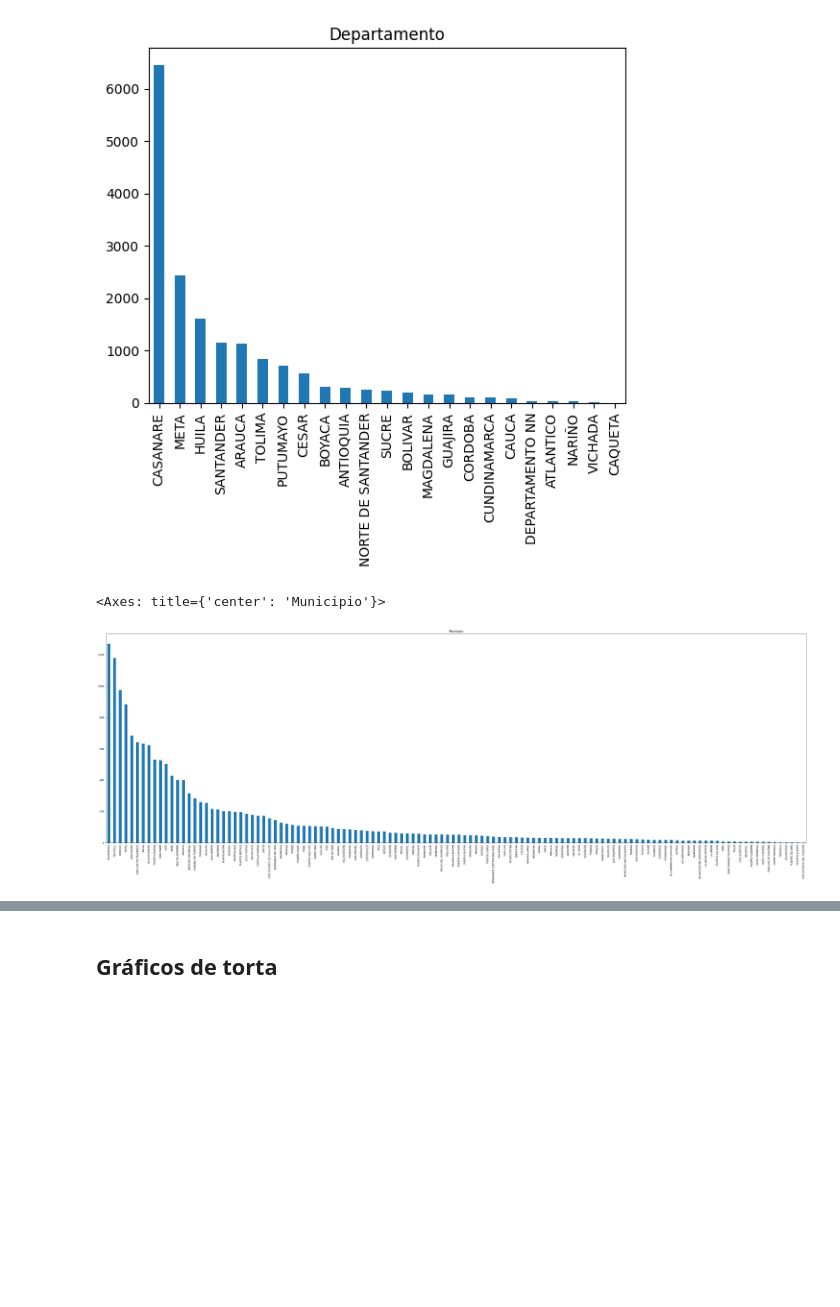
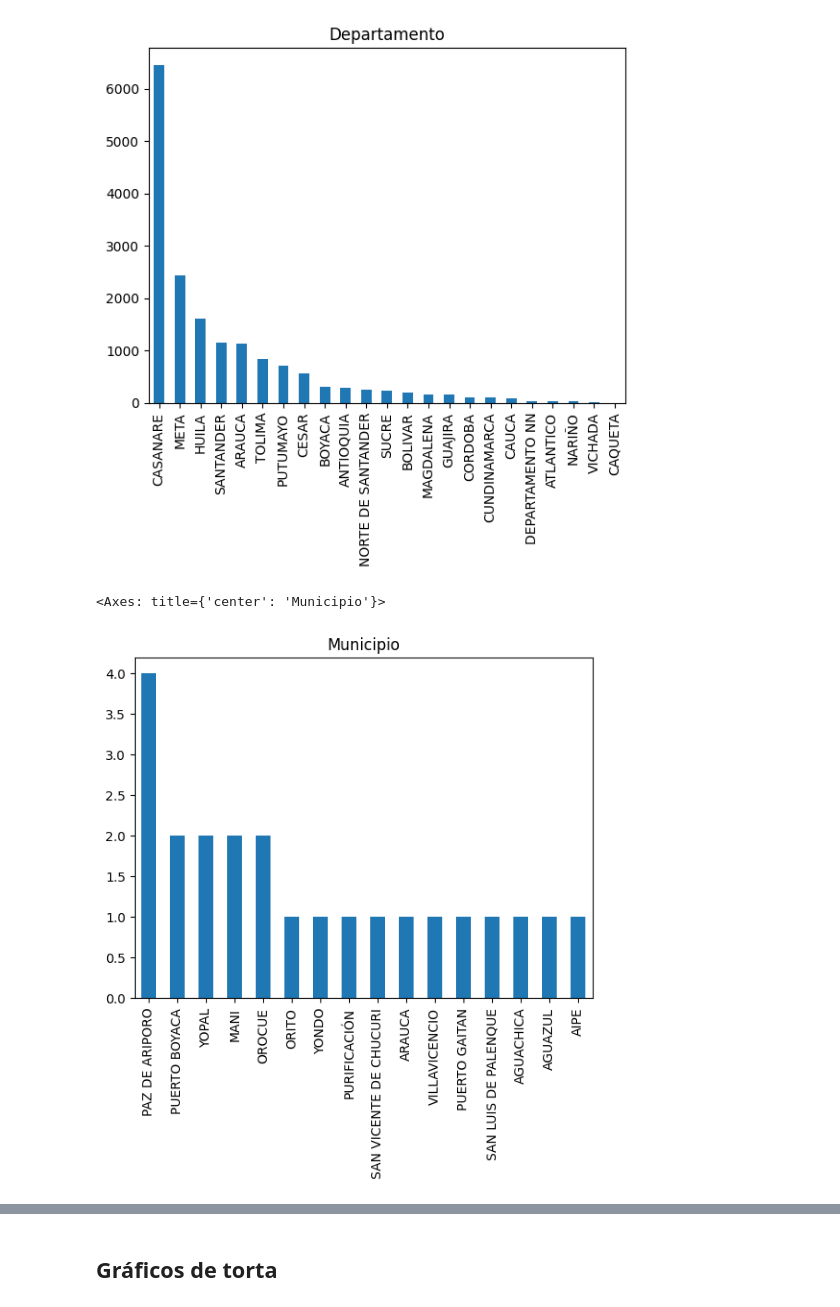
Before and after one commit to Zackperez/mineria_de_datos, a Jupyter notebook: mineria.ipynb, the cells around one changed output, grey strips where cells are left out. Cells and saved outputs as stored; diff of their text form; code cells hidden in the pictures; blank space fills up the shorter version.

```diff
--- a/mineria.ipynb
+++ b/mineria.ipynb
@@ -407,9 +394,9 @@ grafico_1
 <Axes: title={'center': 'Departamento'}>
 [figure]
 # %%
-grafico_2 = data['Municipio'].value_counts().plot(kind='bar',title='Municipio', figsize = (50,15))
+grafico_2 = data['Municipio'].sample(n = 23).value_counts().plot(kind='bar',title='Municipio')
 grafico_2
 # %% [output]
 <Axes: title={'center': 'Municipio'}>
-[figure, old version]
+[figure, new version]
 # %%
```
Also changed, not shown: parts of 15 cells of this notebook.
